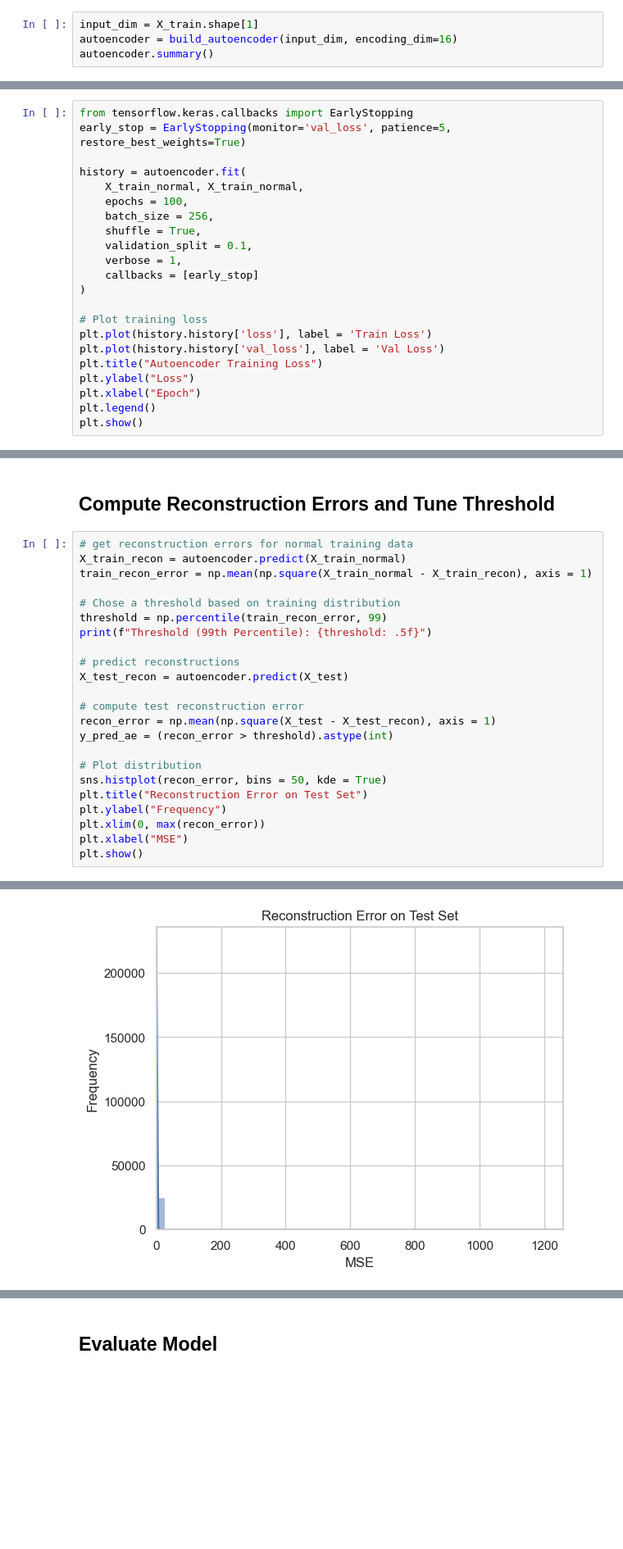
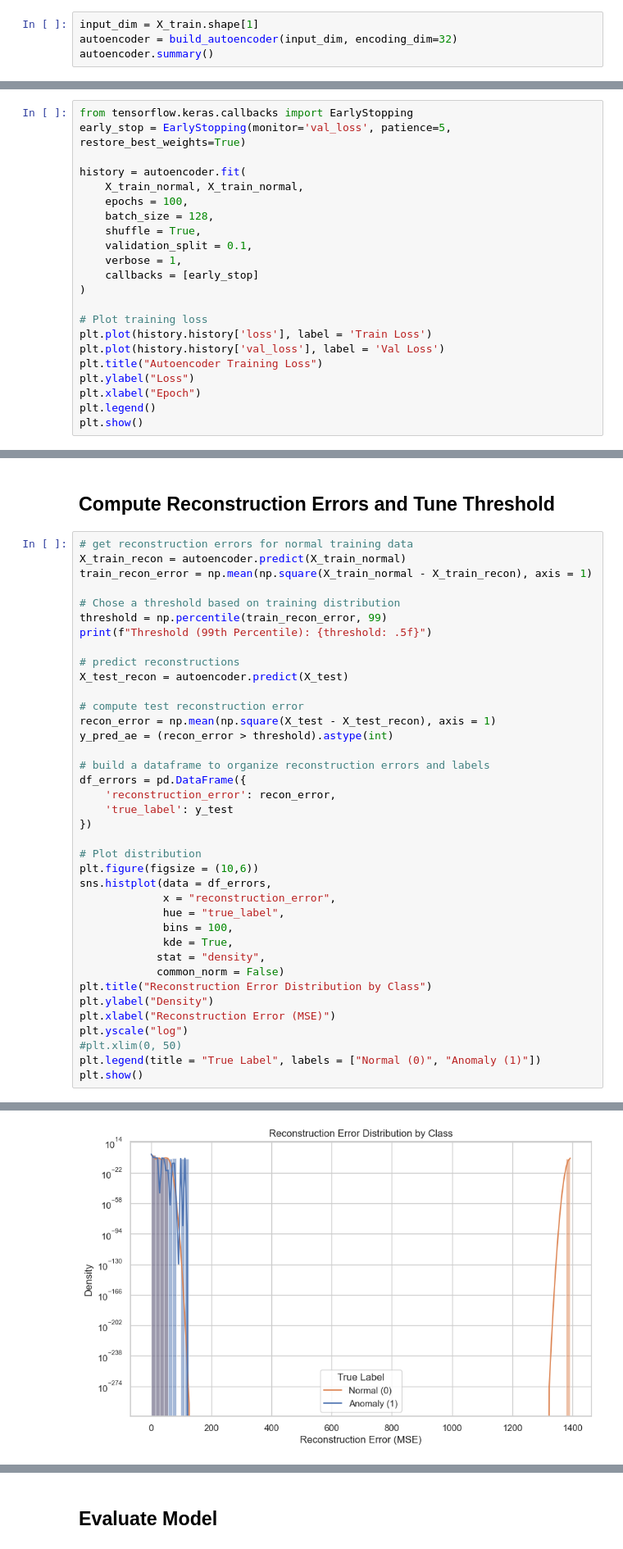
Before and after one commit to vscerra/anomaly-NSL-KDD, a Jupyter notebook: notebooks/04_autoencoder.ipynb, the cells around one changed output, grey strips where cells are left out. Shown: that part at 82% size. Drawn from its saved outputs; the diff is of its cells as text; blank space fills up the shorter version.

```diff
--- a/notebooks/04_autoencoder.ipynb
+++ b/notebooks/04_autoencoder.ipynb
@@ -36,6 +69,6 @@ Training on normal samples only: (53874, 33)
 ## Build Autoencoder
 # %%
 input_dim = X_train.shape[1]
-autoencoder = build_autoencoder(input_dim, encoding_dim=16)
+autoencoder = build_autoencoder(input_dim, encoding_dim=32)
 autoencoder.summary()
 # %% [output]
@@ -65,7 +98,7 @@ early_stop = EarlyStopping(monitor='val_loss', patience=5, restore_best_weights=
 history = autoencoder.fit(
     X_train_normal, X_train_normal,
     epochs = 100,
-    batch_size = 256,
+    batch_size = 128,
     shuffle = True,
     validation_split = 0.1,
     verbose = 1,
@@ -117,11 +149,26 @@ X_test_recon = autoencoder.predict(X_test)
 recon_error = np.mean(np.square(X_test - X_test_recon), axis = 1)
 y_pred_ae = (recon_error > threshold).astype(int)
 
+# build a dataframe to organize reconstruction errors and labels
+df_errors = pd.DataFrame({
+    'reconstruction_error': recon_error,
+    'true_label': y_test
+})
+
 # Plot distribution
-sns.histplot(recon_error, bins = 50, kde = True)
-plt.title("Reconstruction Error on Test Set")
-plt.ylabel("Frequency")
-plt.xlim(0, max(recon_error))
-plt.xlabel("MSE")
+plt.figure(figsize = (10,6))
+sns.histplot(data = df_errors,
+             x = "reconstruction_error",
+             hue = "true_label",
+             bins = 100,
+             kde = True,
+            stat = "density",
+            common_norm = False)
+plt.title("Reconstruction Error Distribution by Class")
+plt.ylabel("Density")
+plt.xlabel("Reconstruction Error (MSE)")
+plt.yscale("log")
+#plt.xlim(0, 50)
+plt.legend(title = "True Label", labels = ["Normal (0)", "Anomaly (1)"])
 plt.show()
 # %% [output]
@@ -131 +178 @@ Threshold (99th Percentile):  0.43261
-[figure, old version]
+[figure, new version]
```
Also changed, not shown: parts of 9 cells of this notebook, 2 other files.
